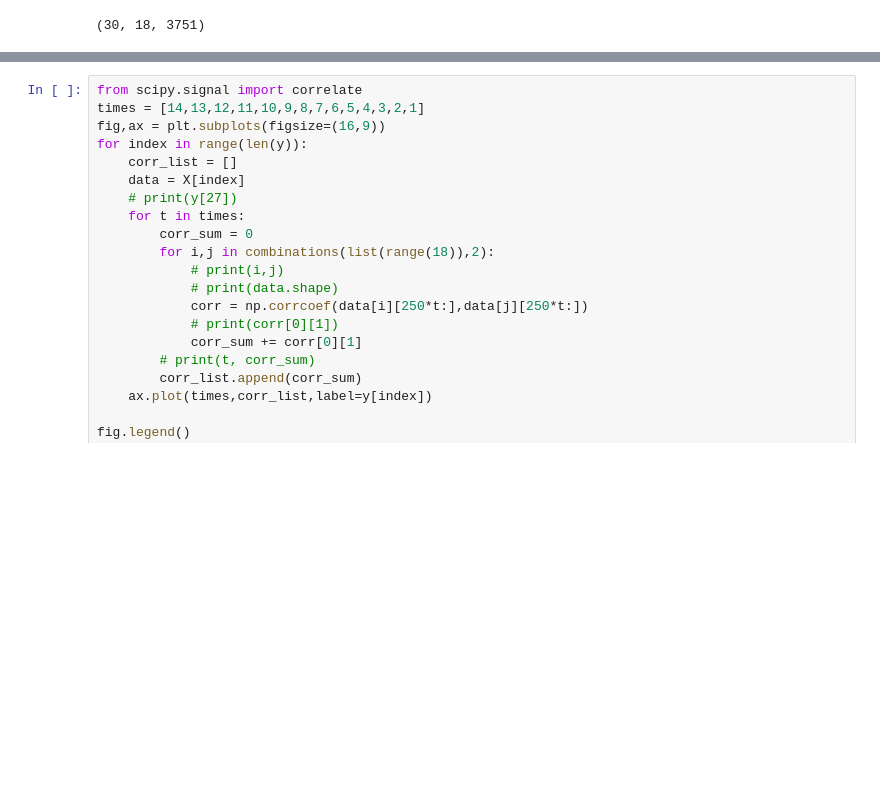
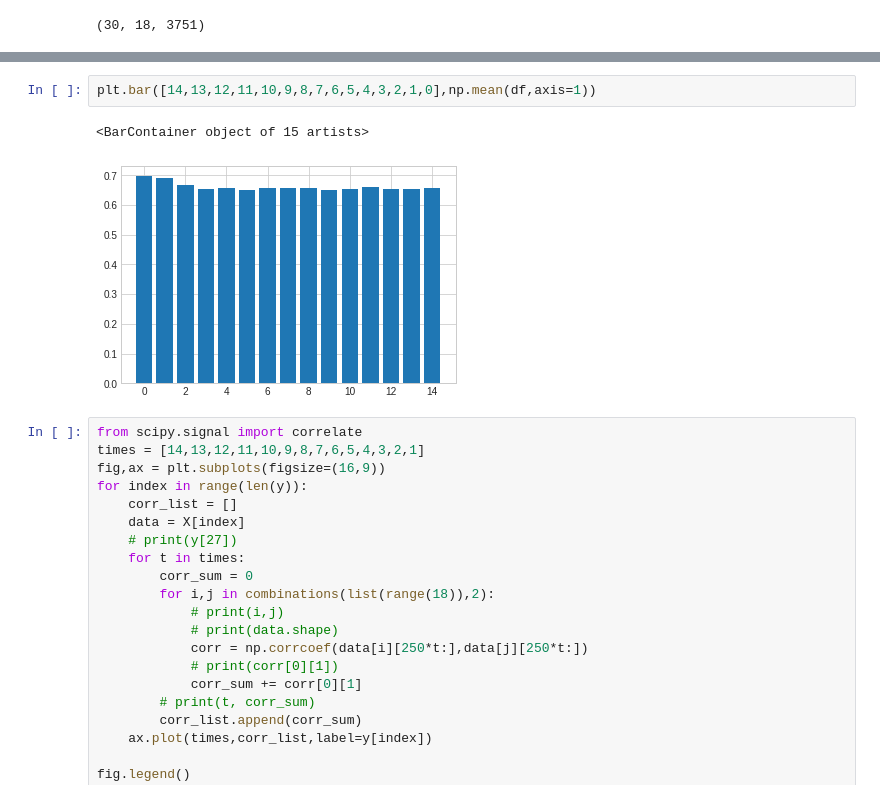
Before and after one commit to akraradets/2021JanHCI, a Jupyter notebook: 3-preprocess/5.Hypothesis3.ipynb, the cells around one changed output, grey strips where cells are left out. Drawn from its saved outputs; the diff is of its cells as text; blank space fills up the shorter version.

```diff
--- a/3-preprocess/5.Hypothesis3.ipynb
+++ b/3-preprocess/5.Hypothesis3.ipynb
@@ -172,3 +264,8 @@ with open(f'data_break/y.pickle', 'wb') as handle:
+# %%
+plt.bar([14,13,12,11,10,9,8,7,6,5,4,3,2,1,0],np.mean(df,axis=1))
+# %% [output]
+<BarContainer object of 15 artists>
+[figure, added]
 # %%
 from scipy.signal import correlate
 times = [14,13,12,11,10,9,8,7,6,5,4,3,2,1]
```
Also changed, not shown: parts of 9 cells of this notebook.
